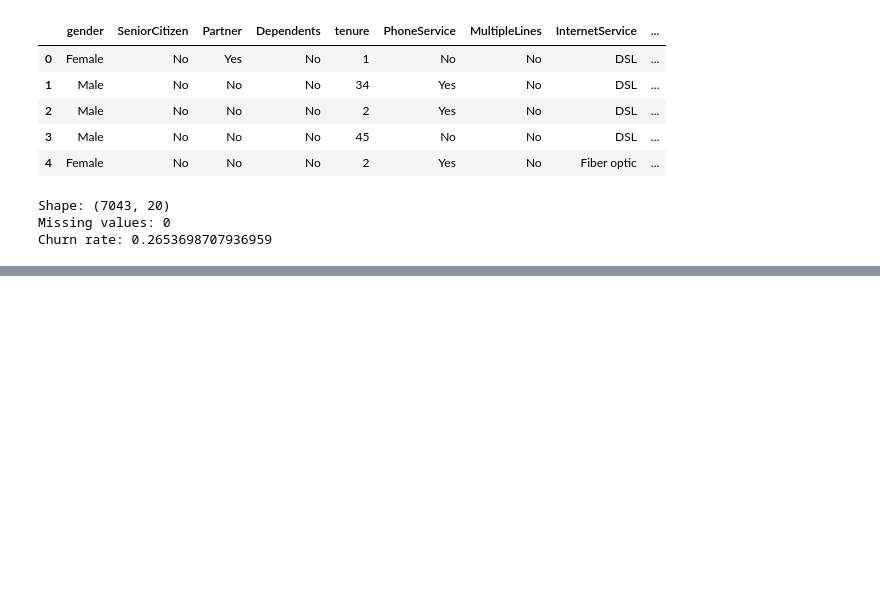
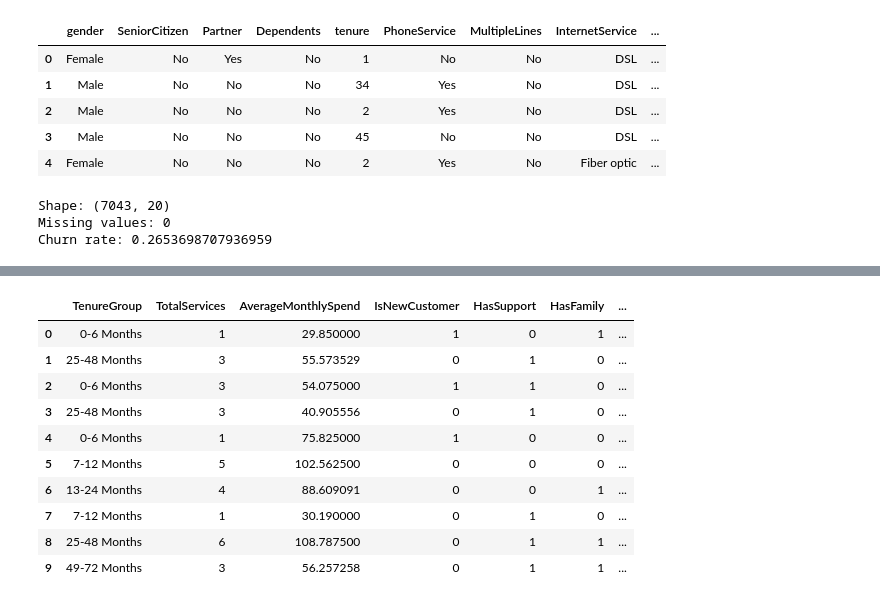
Before and after one commit to Manmohan-Shukla/Customer-Churn-Prediction, a Jupyter notebook: notebooks/02_feature_engineering.ipynb, the cells around one changed output, grey strips where cells are left out. Saved outputs shown, nothing was run; the diff lists cells and outputs as text; code cells hidden in the pictures; blank space fills up the shorter version.

```diff
--- a/notebooks/02_feature_engineering.ipynb
+++ b/notebooks/02_feature_engineering.ipynb
@@ -24,0 +116,41 @@ Churn rate: 0.2653698707936959
+# %%
+df["IsNewCustomer"] = (df["tenure"] <= 6).astype(int)
+# %%
+df["HasSupport"] = (
+    (df["TechSupport"] == "Yes") |
+    (df["OnlineSecurity"] == "Yes")
+).astype(int)
+# %%
+df["HasFamily"] = (
+    (df["Partner"] == "Yes") |
+    (df["Dependents"] == "Yes")
+).astype(int)
+# %%
+df["ChargesPerService"] = (
+    df["MonthlyCharges"] /
+    df["TotalServices"].clip(lower=1)
+)
+# %%
+new_features = [
+    "TenureGroup",
+    "TotalServices",
+    "AverageMonthlySpend",
+    "IsNewCustomer",
+    "HasSupport",
+    "HasFamily",
+    "ChargesPerService"
+]
+
+df[new_features].head(10)
+# %% [output]
+|  | TenureGroup | TotalServices | AverageMonthlySpend | IsNewCustomer | HasSupport | HasFamily | ... |
+| 0 | 0-6 Months | 1 | 29.850000 | 1 | 0 | 1 | ... |
+| 1 | 25-48 Months | 3 | 55.573529 | 0 | 1 | 0 | ... |
+| 2 | 0-6 Months | 3 | 54.075000 | 1 | 1 | 0 | ... |
+| 3 | 25-48 Months | 3 | 40.905556 | 0 | 1 | 0 | ... |
+| 4 | 0-6 Months | 1 | 75.825000 | 1 | 0 | 0 | ... |
+| 5 | 7-12 Months | 5 | 102.562500 | 0 | 0 | 0 | ... |
+| 6 | 13-24 Months | 4 | 88.609091 | 0 | 0 | 1 | ... |
+| 7 | 7-12 Months | 1 | 30.190000 | 0 | 1 | 0 | ... |
+| 8 | 25-48 Months | 6 | 108.787500 | 0 | 1 | 1 | ... |
+| 9 | 49-72 Months | 3 | 56.257258 | 0 | 1 | 1 | ... |
```
Also changed, not shown: parts of 8 cells of this notebook, 4 other files.
